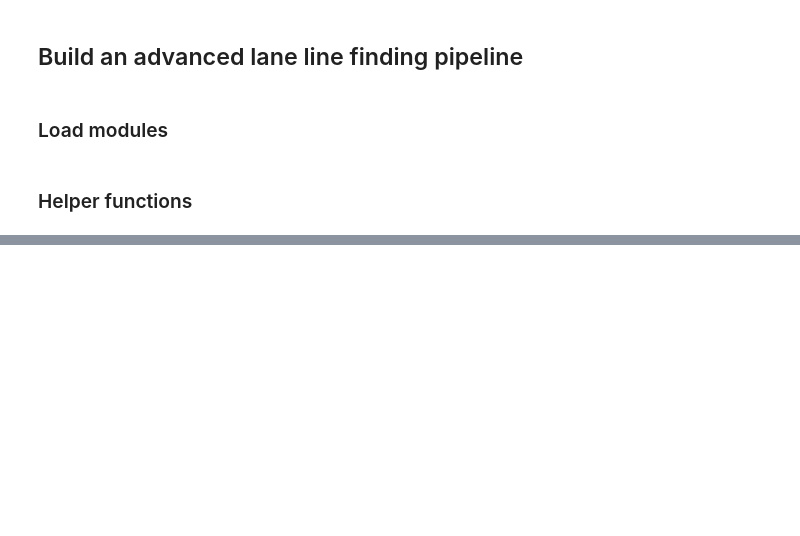
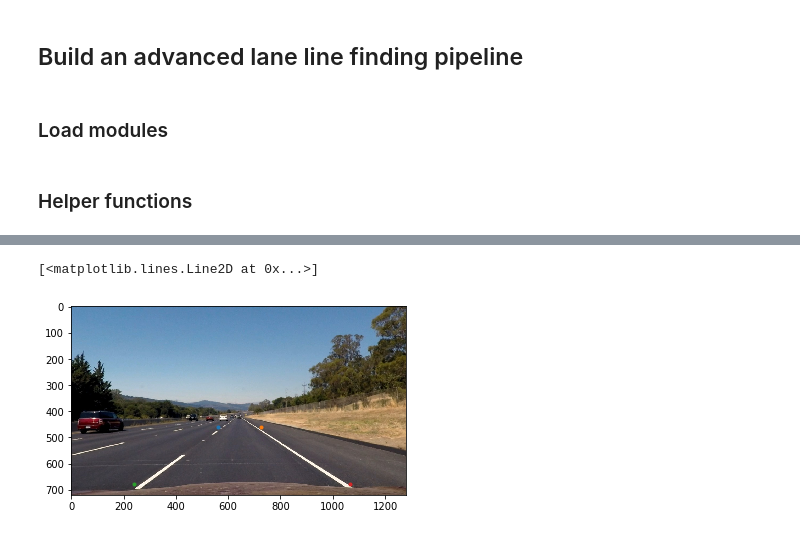
Before and after one commit to urs-waldmann/CarND-Advanced-Lane-Lines, a Jupyter notebook: adv_lane_fin.ipynb, the cells around one changed output, grey strips where cells are left out. Saved outputs shown, nothing was run; the diff lists cells and outputs as text; code cells hidden in the pictures; blank space fills up the shorter version.

```diff
--- a/adv_lane_fin.ipynb
+++ b/adv_lane_fin.ipynb
@@ -252,0 +311,17 @@ plt.subplots_adjust(left=0., right=1, top=0.9, bottom=0.)
+# %%
+%matplotlib inline
+
+# Test the source points on a second road image with straight lane lines.
+# Load a second road image with straight lane lines and undistort it.
+img_pt = mpimg.imread('./test_images/straight_lines2.jpg')
+undist_pt = cal_undistort(img_pt, objpoints, imgpoints)
+
+# Plot the second undistorted road image (with straight lane lines) together with the source points for reference.
+plt.imshow(undist_pt)
+plt.plot(560, 460, '.') # top left
+plt.plot(725, 460, '.') # top right
+plt.plot(240, 680, '.') # bottom left
+plt.plot(1065, 680, '.') # bottom right
+# %% [output]
+[<matplotlib.lines.Line2D at 0x...>]
+[figure, added]
```
Also changed, not shown: parts of 6 cells of this notebook.
